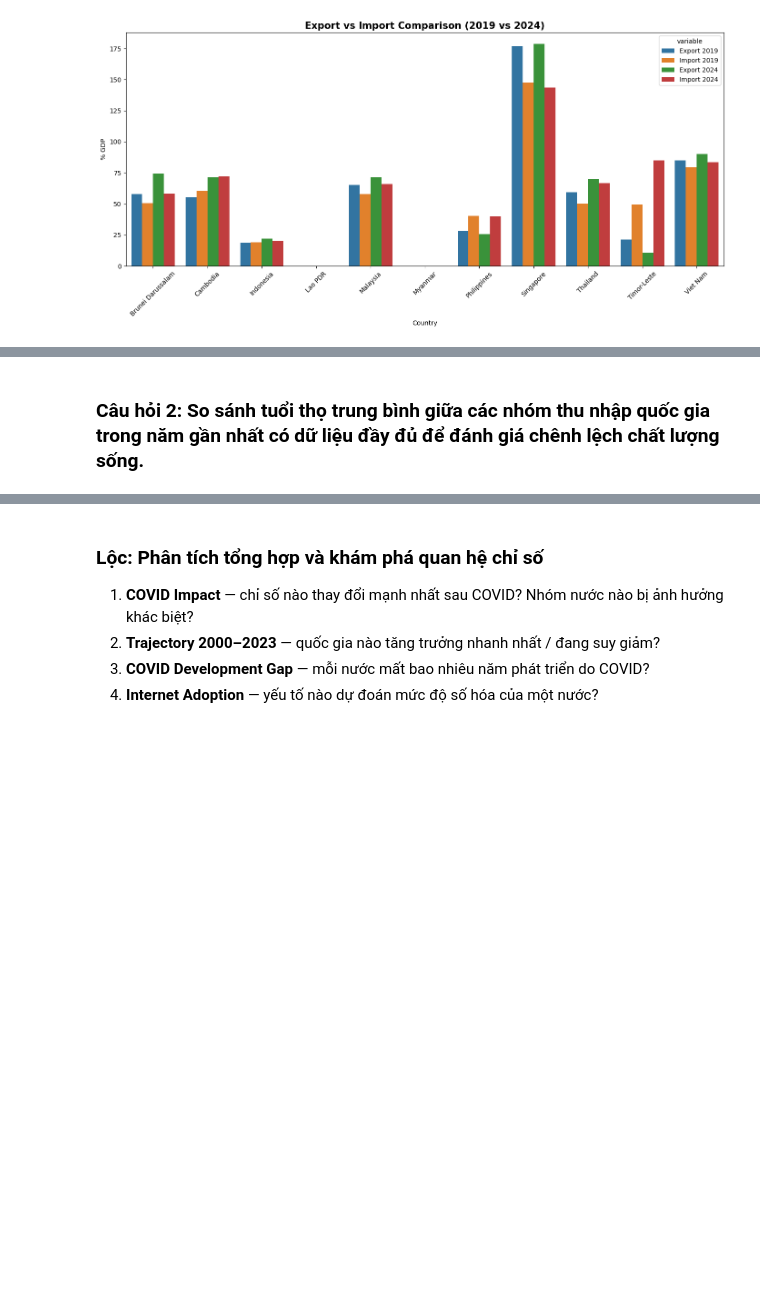
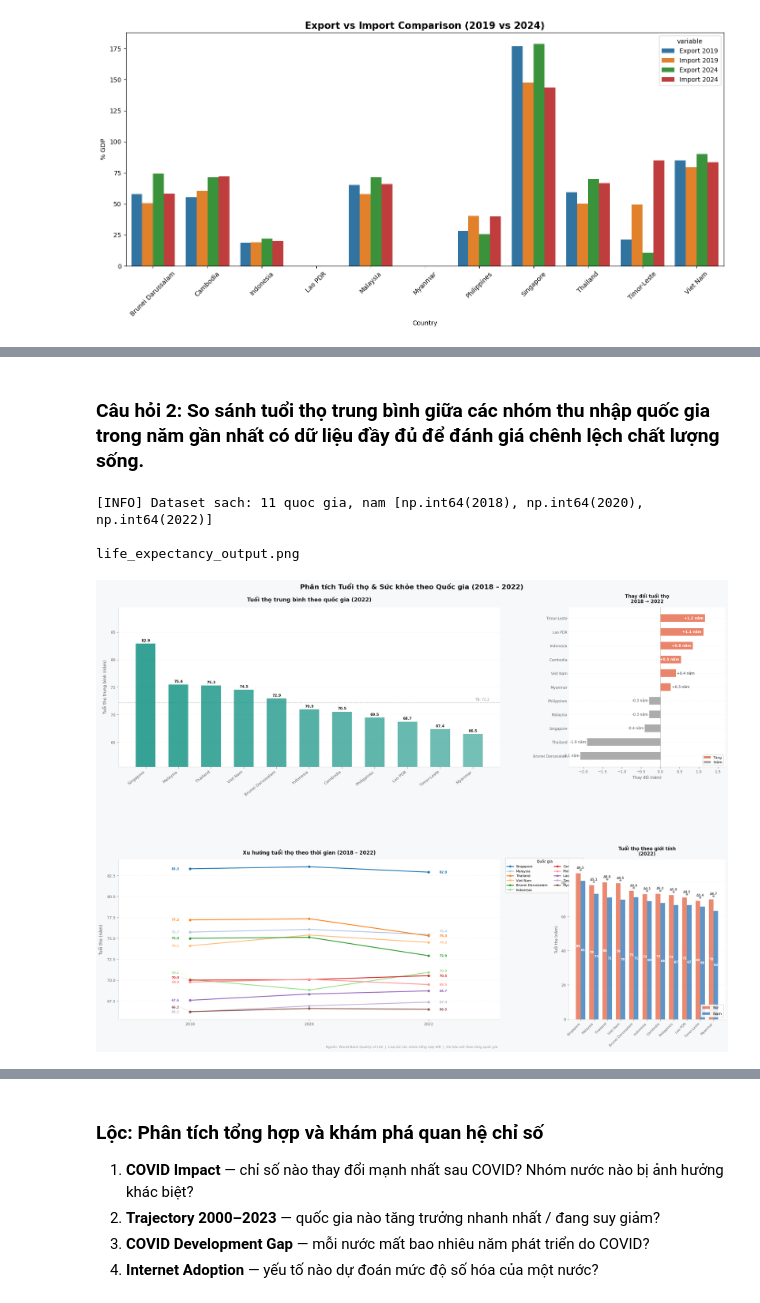
Before and after one commit to tranthanh22/data_visualize_lab2, a Jupyter notebook: lab2.ipynb, the cells around one changed output, grey strips where cells are left out. Cells and saved outputs as stored; diff of their text form; code cells hidden in the pictures; blank space fills up the shorter version.

```diff
--- a/lab2.ipynb
+++ b/lab2.ipynb
@@ -1201,5 +1433,5 @@ Kết luận: Xu hướng đô thị hóa toàn khu vực Đông Nam Á vẫn đ
 # %% [markdown]
-### Câu hỏi 2: So sánh tuổi thọ trung bình giữa các nhóm thu nhập quốc gia trong năm gần nhất có dữ liệu đầy đủ để đánh giá chênh lệch chất lượng sống.
+### **Câu hỏi 2:** So sánh tuổi thọ trung bình giữa các nhóm thu nhập quốc gia trong năm gần nhất có dữ liệu đầy đủ để đánh giá chênh lệch chất lượng sống.
 # %%
 """
 Phan tich Tuoi tho theo Quoc gia
@@ -1212,7 +1444,7 @@ import matplotlib.gridspec as gridspec
 import numpy as np
 
 # 1. CAU HINH
-FILE_PATH = r'..\datafile\world_bank_quality_of_life.csv'
+FILE_PATH = r'.\datafile\world_bank_quality_of_life.csv'
 
 TARGET_YEARS = [2018, 2020, 2022]
 START_YEAR   = TARGET_YEARS[0]
@@ -1477,31 +1709,36 @@ for i, c in enumerate(COUNTRY_ORDER):
 ax_gen.set_xticks(x)
 ax_gen.set_xticklabels(COUNTRY_ORDER, fontsize=8, rotation=45, ha='right')
 ax_gen.set_ylabel('Tuổi thọ (năm)', fontsize=9, color='#555555', labelpad=6)
 ax_gen.set_title(f'Tuổi thọ theo giới tính\n({END_YEAR})',
                  fontsize=11, fontweight='bold', color='#1A1A1A', pad=10)
 ax_gen.legend(fontsize=9, framealpha=0.85, loc='lower right', edgecolor='#CCCCCC')
 
 # ylim: đủ chỗ cho mũi tên + nhãn Δ (thêm ~6 đơn vị)
 current_top = max(
     gender_stats['Life_Expectancy_Female'].max(),
     gender_stats['Life_Expectancy_Male'].max()
 )
 ax_gen.set_ylim(0, current_top + 8)
 
 #  CHÚ THÍCH & XUẤT FILE
 fig.text(
     0.5, 0.010,
     'Nguồn: World Bank Quality of Life  |  Loại bỏ các nhóm tổng hợp WB  |  Dữ liệu xét theo từng quốc gia',
     ha='center', fontsize=8, color='#999999', style='italic'
 )
 
 plt.suptitle(
     f'Phân tích Tuổi thọ & Sức khỏe theo Quốc gia ({START_YEAR} – {END_YEAR})',
     fontsize=16, fontweight='bold', color='#111111', y=0.97
 )
 
 plt.savefig('life_expectancy_output.png', dpi=150,
             bbox_inches='tight', facecolor=fig.get_facecolor())
 print("life_expectancy_output.png")
 plt.show()
+# %% [output]
+[INFO] Dataset sach: 11 quoc gia, nam [np.int64(2018), np.int64(2020), np.int64(2022)]
+
+life_expectancy_output.png
+[figure, added]
 # %% [markdown]
```
Also changed, not shown: parts of 78 cells of this notebook.
